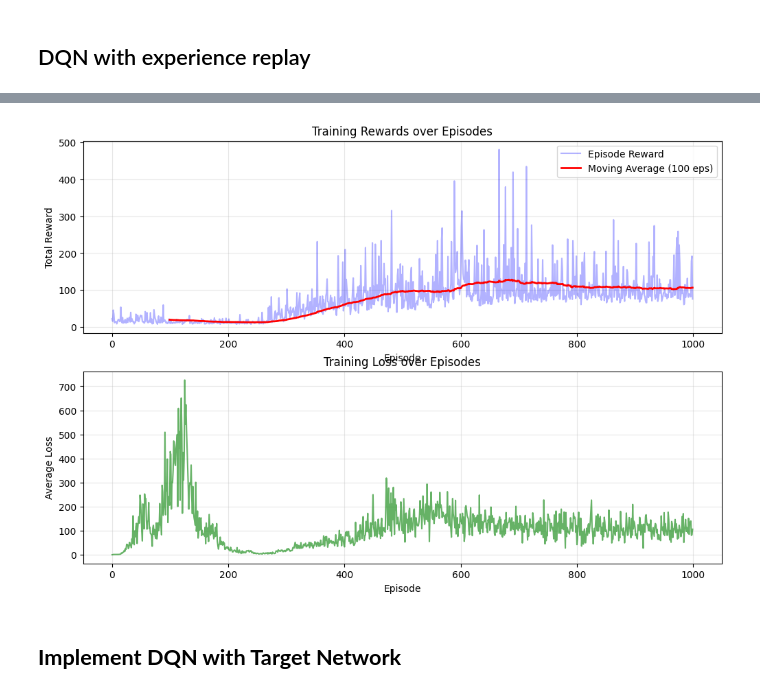
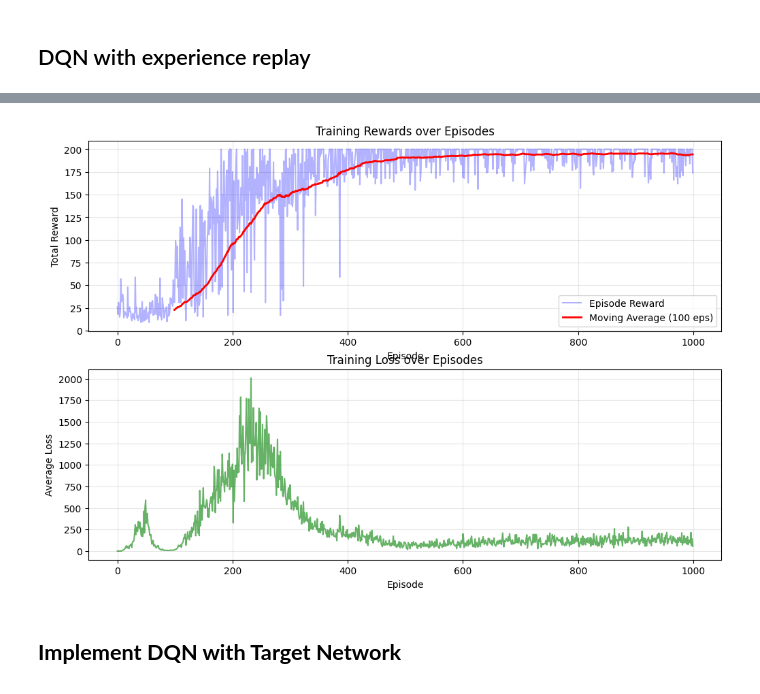
Before and after one commit to TuanRobotics/ITMO-ML-in-Robotics, a Jupyter notebook: Task3/task3_cart_pole.ipynb, the cells around one changed output, grey strips where cells are left out. Cells and saved outputs as stored; diff of their text form; code cells hidden in the pictures.

```diff
--- a/Task3/task3_cart_pole.ipynb
+++ b/Task3/task3_cart_pole.ipynb
@@ -106,18 +106,27 @@ class DQN():
             self.model = nn.Sequential(
                 nn.Linear(state_dim, hidden_dim),
                 nn.ReLU(),
-                nn.Linear(hidden_dim, hidden_dim),
+                nn.Linear(hidden_dim, 2*hidden_dim),
                 nn.ReLU(),
-                nn.Linear(hidden_dim, action_dim)
+                nn.Linear(2*hidden_dim, 2*hidden_dim),
+                nn.ReLU(),
+                nn.Linear(2*hidden_dim, action_dim)
             ).to(self.device)
 
+            # nn.Linear(state_dim, hidden_dim),
+            #     nn.ReLU(),
+            #     nn.Linear(hidden_dim, hidden_dim),
+            #     nn.ReLU(),
+            #     nn.Linear(hidden_dim, action_dim)
 
             self.target_model = nn.Sequential(
                 nn.Linear(state_dim, hidden_dim),
                 nn.ReLU(),
-                nn.Linear(hidden_dim, hidden_dim),
+                nn.Linear(hidden_dim, 2*hidden_dim),
                 nn.ReLU(),
-                nn.Linear(hidden_dim, action_dim)
+                nn.Linear(2*hidden_dim, 2*hidden_dim),
+                nn.ReLU(),
+                nn.Linear(2*hidden_dim, action_dim)
             ).to(self.device)
 
             def init_weights(m):
@@ -270,7 +279,7 @@ def train_dqn_with_replay(episodes = 1000, max_steps=200, hidden_dim=64, buffer_
     Training DQN for Cart Pole
     """
     # Initial enviroment
-    env = gym.make('CartPole-v1')
+    env = gym.make('CartPole-v0')
     state_dim = env.observation_space.shape[0] # 4
     action_dim = env.action_space.n  # 2
     print(f"State dim: {state_dim}, Action dim: {action_dim}")
@@ -315,7 +324,7 @@ def train_dqn_with_replay(episodes = 1000, max_steps=200, hidden_dim=64, buffer_
             # save to buffer
             model.replay_buffer.push(state, action, reward, next_state, float(done))
             # Training
-            if frequenc % 5 == 0:
+            if frequenc % 3 == 0:
                 # Handle training with q target network or not
                 if qtarget_flag:
                     loss = model.train_step_with_target_network()
@@ -389,7 +398,7 @@ def test_agent(model, num_episodes=10, render=False):
     return test_rewards
 # %%
 # without q target network
-model, episode_rewards = train_dqn_with_replay(episodes=1000, max_steps=500, hidden_dim=128,
+model, episode_rewards = train_dqn_with_replay(episodes=1000, max_steps=200, hidden_dim=32,
                       buffer_size=50000, learning_rate=1e-3,
                       batch_size=64, gamma=0.99, epsilon_decay = 0.996, qtarget_flag=False, target_update_freq=None)
 # %% [output]
@@ -413,4 +422,4 @@ Episode 1000 | Reward:  76.0 | Avg(50): 110.3 | Loss: 106.0316 | LR: 0.000002606
-[figure, old version]
+[figure, new version]
 # %% [markdown]
 ## **Implement DQN with Target Network**
 # %%
```
Also changed, not shown: parts of 8 cells of this notebook.
